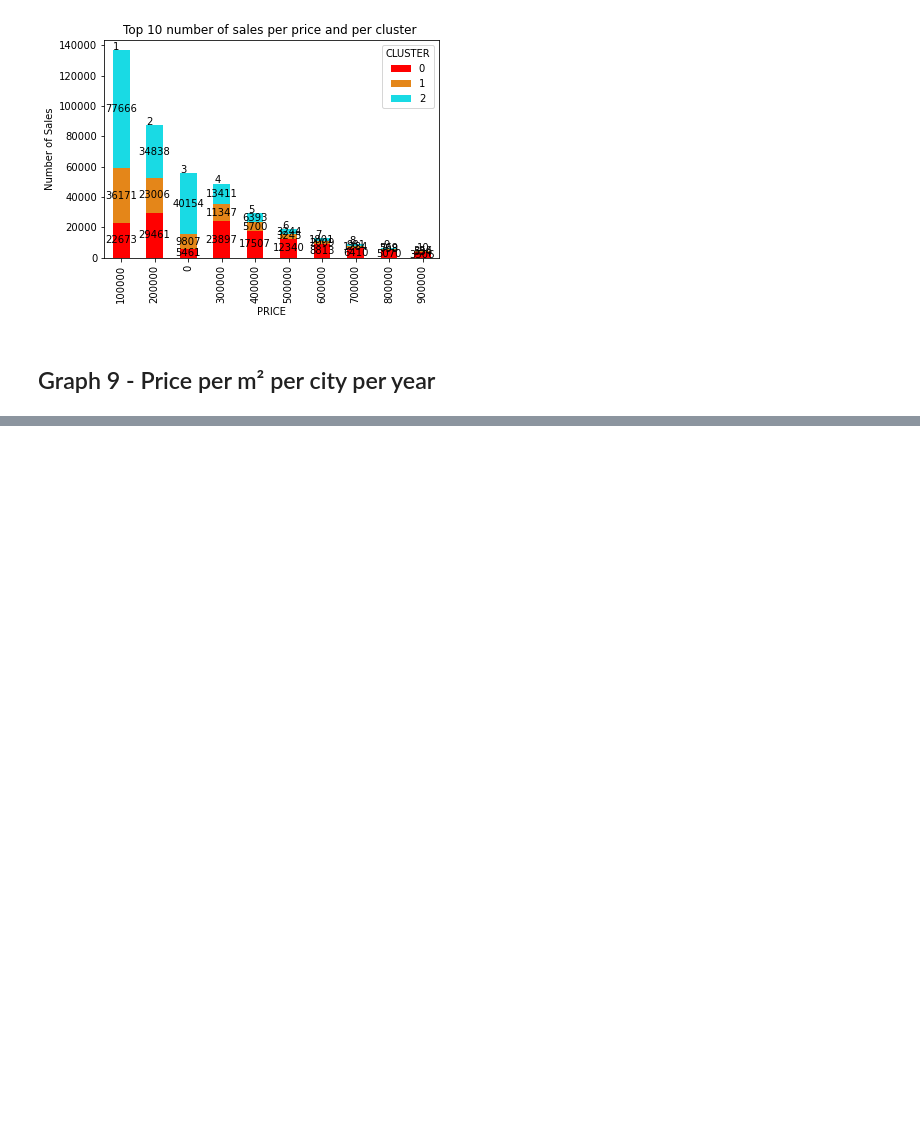
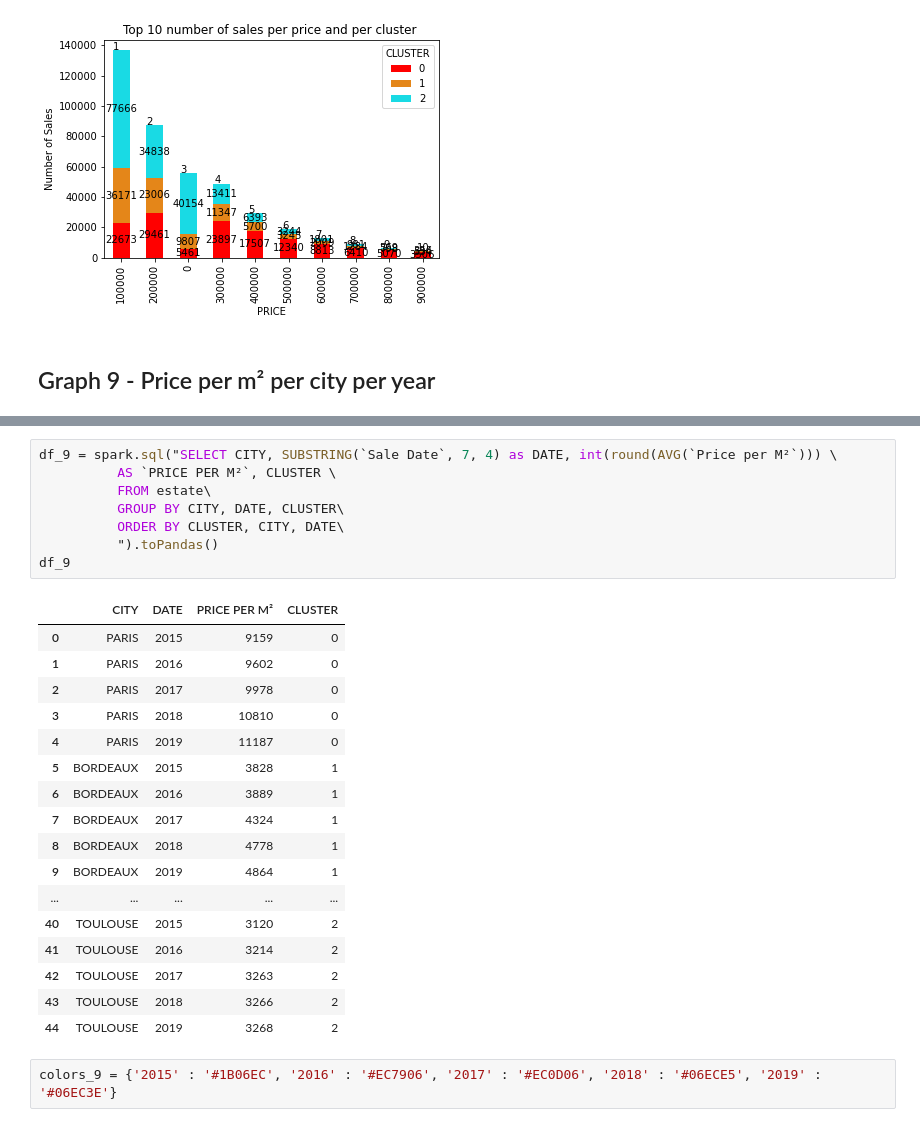
Before and after one commit to 13w13/U2-Big-Data-Tools-for-Business, a Jupyter notebook: 2. Real Estate Market EDA.ipynb, the cells around one changed output, grey strips where cells are left out. Cells and saved outputs as stored; diff of their text form; blank space fills up the shorter version.

```diff
--- a/2. Real Estate Market EDA.ipynb
+++ b/2. Real Estate Market EDA.ipynb
@@ -1294,0 +1320,28 @@ for p in barplot_8_pivot.patches:
+# %%
+df_9 = spark.sql("SELECT CITY, SUBSTRING(`Sale Date`, 7, 4) as DATE, int(round(AVG(`Price per M²`))) \
+          AS `PRICE PER M²`, CLUSTER \
+          FROM estate\
+          GROUP BY CITY, DATE, CLUSTER\
+          ORDER BY CLUSTER, CITY, DATE\
+          ").toPandas()
+df_9
+# %% [output]
+|  | CITY | DATE | PRICE PER M² | CLUSTER |
+| 0 | PARIS | 2015 | 9159 | 0 |
+| 1 | PARIS | 2016 | 9602 | 0 |
+| 2 | PARIS | 2017 | 9978 | 0 |
+| 3 | PARIS | 2018 | 10810 | 0 |
+| 4 | PARIS | 2019 | 11187 | 0 |
+| 5 | BORDEAUX | 2015 | 3828 | 1 |
+| 6 | BORDEAUX | 2016 | 3889 | 1 |
+| 7 | BORDEAUX | 2017 | 4324 | 1 |
+| 8 | BORDEAUX | 2018 | 4778 | 1 |
+| 9 | BORDEAUX | 2019 | 4864 | 1 |
+| ... | ... | ... | ... | ... |
+| 40 | TOULOUSE | 2015 | 3120 | 2 |
+| 41 | TOULOUSE | 2016 | 3214 | 2 |
+| 42 | TOULOUSE | 2017 | 3263 | 2 |
+| 43 | TOULOUSE | 2018 | 3266 | 2 |
+| 44 | TOULOUSE | 2019 | 3268 | 2 |
+# %%
+colors_9 = {'2015' : '#1B06EC', '2016' : '#EC7906', '2017' : '#EC0D06', '2018' : '#06ECE5', '2019' : '#06EC3E'}
```
Also changed, not shown: parts of 4 cells of this notebook.
